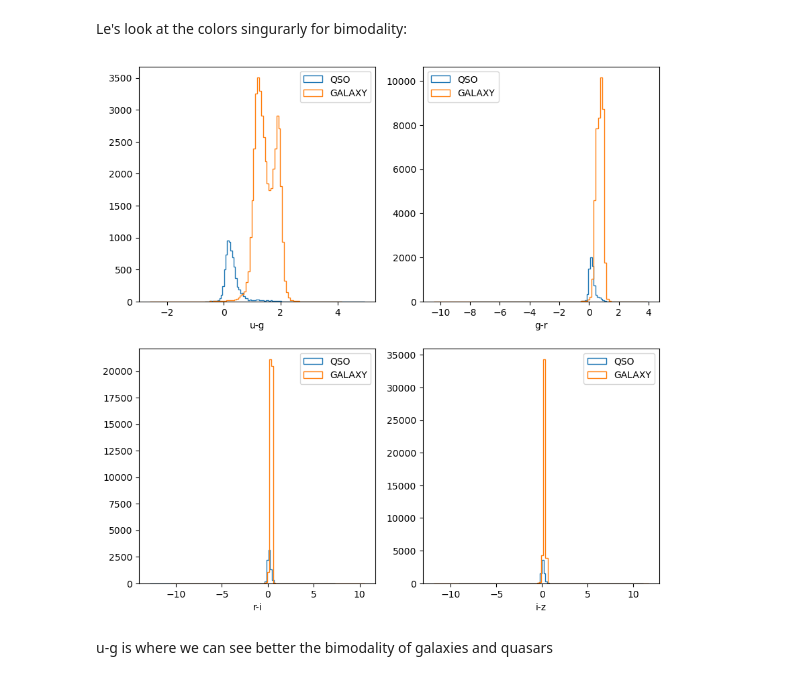
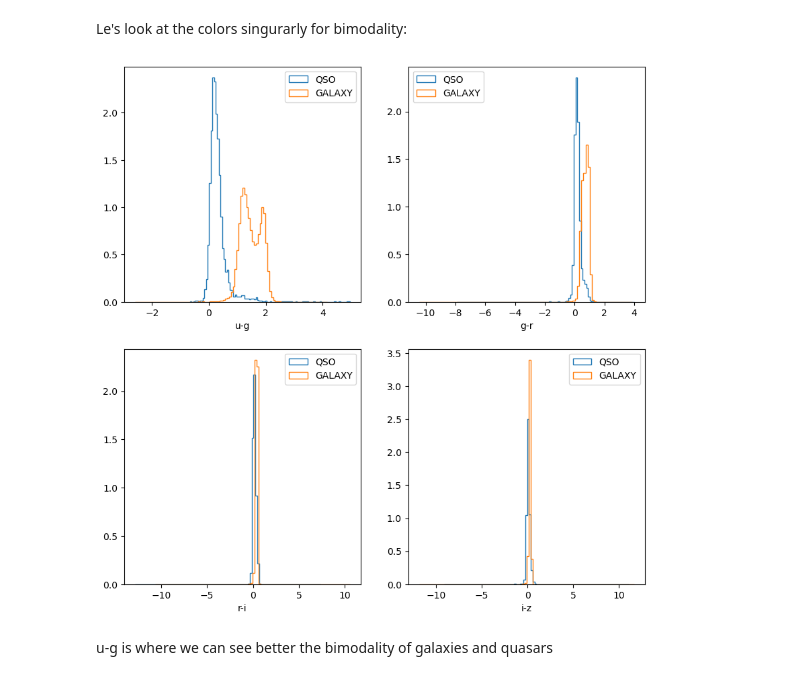
Before and after one commit to EmmaBalzanelli/astrostatistics_bicocca_2025, a Jupyter notebook: working/14_GalaxyClassifier(19).ipynb, the cells around one changed output. Drawn from its saved outputs; the diff is of its cells as text; code cells hidden in the pictures.

```diff
--- a/working/14_GalaxyClassifier(19).ipynb
+++ b/working/14_GalaxyClassifier(19).ipynb
@@ -29,29 +29,29 @@ Le's look at the colors singurarly for bimodality:
 # %%
 import seaborn as sns
 fig, ax = plt.subplots(2, 2, figsize=(10,10))
 
 qso_mask = data['class'] == 'QSO'
 galaxy_mask = data['class'] == 'GALAXY'
 
-ax[0,0].hist((data['u'][qso_mask]-data['g'][qso_mask]).to_numpy(), histtype='step',bins=100, label="QSO")
-ax[0,0].hist((data['u'][galaxy_mask]-data['g'][galaxy_mask]).to_numpy(), histtype='step',bins=100, label="GALAXY")
+ax[0,0].hist((data['u'][qso_mask]-data['g'][qso_mask]).to_numpy(), histtype='step', density=True, bins=100, label="QSO")
+ax[0,0].hist((data['u'][galaxy_mask]-data['g'][galaxy_mask]).to_numpy(), histtype='step', density=True, bins=100, label="GALAXY")
 ax[0,0].set_xlabel('u-g')
 ax[0,0].legend()
-ax[0,1].hist((data['g'][qso_mask]-data['r'][qso_mask]).to_numpy(), histtype='step',bins=100, label="QSO")
-ax[0,1].hist((data['g'][galaxy_mask]-data['r'][galaxy_mask]).to_numpy(), histtype='step',bins=100, label="GALAXY")
+ax[0,1].hist((data['g'][qso_mask]-data['r'][qso_mask]).to_numpy(), histtype='step', density=True, bins=100, label="QSO")
+ax[0,1].hist((data['g'][galaxy_mask]-data['r'][galaxy_mask]).to_numpy(), histtype='step', density=True, bins=100, label="GALAXY")
 ax[0,1].set_xlabel('g-r')
 ax[0,1].legend()
-ax[1,0].hist((data['r'][qso_mask]-data['i'][qso_mask]).to_numpy(), histtype='step',bins=100, label="QSO")
-ax[1,0].hist((data['r'][galaxy_mask]-data['i'][galaxy_mask]).to_numpy(), histtype='step',bins=100, label="GALAXY")
+ax[1,0].hist((data['r'][qso_mask]-data['i'][qso_mask]).to_numpy(), histtype='step', density=True, bins=100, label="QSO")
+ax[1,0].hist((data['r'][galaxy_mask]-data['i'][galaxy_mask]).to_numpy(), histtype='step', density=True, bins=100, label="GALAXY")
 ax[1,0].set_xlabel('r-i')
 ax[1,0].legend()
-ax[1,1].hist((data['i'][qso_mask]-data['z'][qso_mask]).to_numpy(), histtype='step',bins=100, label="QSO")
-ax[1,1].hist((data['i'][galaxy_mask]-data['z'][galaxy_mask]).to_numpy(), histtype='step',bins=100, label="GALAXY")
+ax[1,1].hist((data['i'][qso_mask]-data['z'][qso_mask]).to_numpy(), histtype='step', density=True, bins=100, label="QSO")
+ax[1,1].hist((data['i'][galaxy_mask]-data['z'][galaxy_mask]).to_numpy(), histtype='step', density=True, bins=100, label="GALAXY")
 ax[1,1].set_xlabel('i-z')
 ax[1,1].legend()
 plt.show()
 # %% [output]
-[figure, old version]
+[figure, new version]
 # %% [markdown]
 u-g is where we can see better the bimodality of galaxies and quasars
 # %%
```
Also changed, not shown: parts of 4 cells of this notebook, 1 other file.
